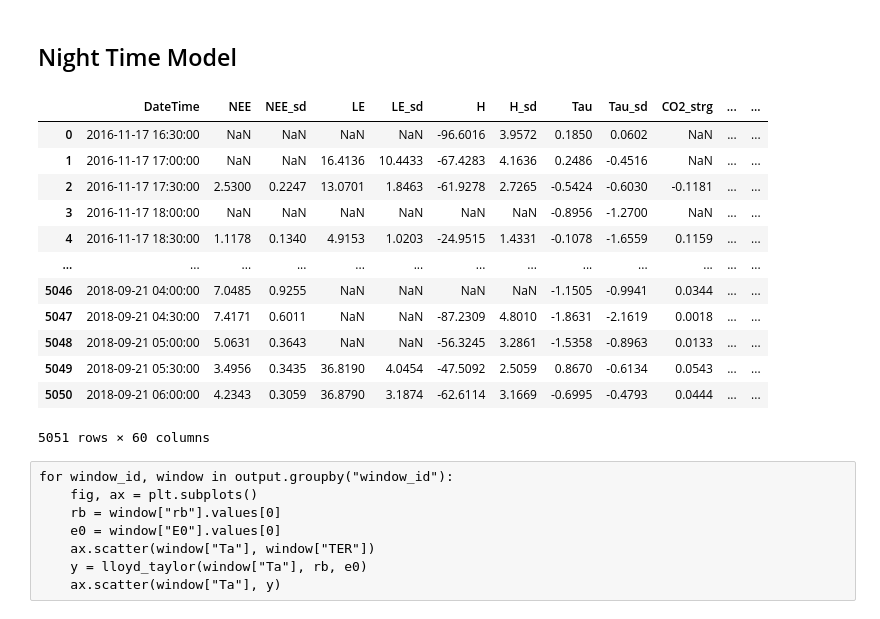
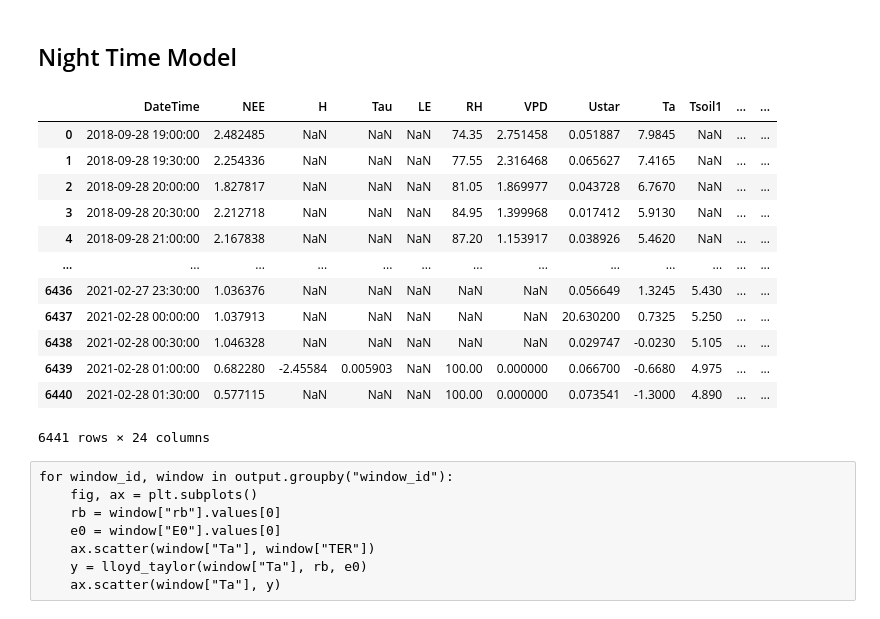
Before and after one commit to saadzia10/PIAE-SDE, a Jupyter notebook: data_manipulation/Parameter Estimation Other Sites.ipynb, the cells around one changed output. Saved outputs shown, nothing was run; the diff lists cells and outputs as text; code cells hidden in the pictures.

Commit message:
Added other sites data and parameter estimation

```diff
--- a/data_manipulation/Parameter Estimation Other Sites.ipynb
+++ b/data_manipulation/Parameter Estimation Other Sites.ipynb
@@ -36,7 +36,7 @@ def physics_nee(k, T, Tref=10, T0=46.02):
     NEE = rb * exp_term
     return NEE
 # %%
-data_path = Path("./other_sites/redmere_2/data.parquet")
+data_path = Path("./other_sites/redmere_2/processed_data.parquet")
 
 flux_data_path = data_path
 flux_data = pd.read_parquet(flux_data_path)
@@ -209,23 +209,24 @@ def estimate_E0_rb(valid_windows, temperature_column='Ta', reco_column='TER'):
 # %%
 night_data = filter_nighttime_data(night_data)
 valid_windows = filter_temperature_and_consecutive_periods(night_data)
 
-output = estimate_E0_rb(valid_windows)
+reco_column = "TER" if "TER" in flux_data.columns else "NEE"
+output = estimate_E0_rb(valid_windows, reco_column=reco_column)
 output
 # %% [output]
-|  | DateTime | NEE | NEE_sd | LE | LE_sd | H | H_sd | Tau | Tau_sd | CO2_strg | ... | ... |
-| 0 | 2016-11-17 16:30:00 | NaN | NaN | NaN | NaN | -96.6016 | 3.9572 | 0.1850 | 0.0602 | NaN | ... | ... |
-| 1 | 2016-11-17 17:00:00 | NaN | NaN | 16.4136 | 10.4433 | -67.4283 | 4.1636 | 0.2486 | -0.4516 | NaN | ... | ... |
-| 2 | 2016-11-17 17:30:00 | 2.5300 | 0.2247 | 13.0701 | 1.8463 | -61.9278 | 2.7265 | -0.5424 | -0.6030 | -0.1181 | ... | ... |
-| 3 | 2016-11-17 18:00:00 | NaN | NaN | NaN | NaN | NaN | NaN | -0.8956 | -1.2700 | NaN | ... | ... |
-| 4 | 2016-11-17 18:30:00 | 1.1178 | 0.1340 | 4.9153 | 1.0203 | -24.9515 | 1.4331 | -0.1078 | -1.6559 | 0.1159 | ... | ... |
+|  | DateTime | NEE | H | Tau | LE | RH | VPD | Ustar | Ta | Tsoil1 | ... | ... |
+| 0 | 2018-09-28 19:00:00 | 2.482485 | NaN | NaN | NaN | 74.35 | 2.751458 | 0.051887 | 7.9845 | NaN | ... | ... |
+| 1 | 2018-09-28 19:30:00 | 2.254336 | NaN | NaN | NaN | 77.55 | 2.316468 | 0.065627 | 7.4165 | NaN | ... | ... |
+| 2 | 2018-09-28 20:00:00 | 1.827817 | NaN | NaN | NaN | 81.05 | 1.869977 | 0.043728 | 6.7670 | NaN | ... | ... |
+| 3 | 2018-09-28 20:30:00 | 2.212718 | NaN | NaN | NaN | 84.95 | 1.399968 | 0.017412 | 5.9130 | NaN | ... | ... |
+| 4 | 2018-09-28 21:00:00 | 2.167838 | NaN | NaN | NaN | 87.20 | 1.153917 | 0.038926 | 5.4620 | NaN | ... | ... |
 | ... | ... | ... | ... | ... | ... | ... | ... | ... | ... | ... | ... | ... |
-| 5046 | 2018-09-21 04:00:00 | 7.0485 | 0.9255 | NaN | NaN | NaN | NaN | -1.1505 | -0.9941 | 0.0344 | ... | ... |
-| 5047 | 2018-09-21 04:30:00 | 7.4171 | 0.6011 | NaN | NaN | -87.2309 | 4.8010 | -1.8631 | -2.1619 | 0.0018 | ... | ... |
-| 5048 | 2018-09-21 05:00:00 | 5.0631 | 0.3643 | NaN | NaN | -56.3245 | 3.2861 | -1.5358 | -0.8963 | 0.0133 | ... | ... |
-| 5049 | 2018-09-21 05:30:00 | 3.4956 | 0.3435 | 36.8190 | 4.0454 | -47.5092 | 2.5059 | 0.8670 | -0.6134 | 0.0543 | ... | ... |
-| 5050 | 2018-09-21 06:00:00 | 4.2343 | 0.3059 | 36.8790 | 3.1874 | -62.6114 | 3.1669 | -0.6995 | -0.4793 | 0.0444 | ... | ... |
+| 6436 | 2021-02-27 23:30:00 | 1.036376 | NaN | NaN | NaN | NaN | NaN | 0.056649 | 1.3245 | 5.430 | ... | ... |
+| 6437 | 2021-02-28 00:00:00 | 1.037913 | NaN | NaN | NaN | NaN | NaN | 20.630200 | 0.7325 | 5.250 | ... | ... |
+| 6438 | 2021-02-28 00:30:00 | 1.046328 | NaN | NaN | NaN | NaN | NaN | 0.029747 | -0.0230 | 5.105 | ... | ... |
+| 6439 | 2021-02-28 01:00:00 | 0.682280 | -2.45584 | 0.005903 | NaN | 100.00 | 0.000000 | 0.066700 | -0.6680 | 4.975 | ... | ... |
+| 6440 | 2021-02-28 01:30:00 | 0.577115 | NaN | NaN | NaN | 100.00 | 0.000000 | 0.073541 | -1.3000 | 4.890 | ... | ... |
-5051 rows × 60 columns
+6441 rows × 24 columns
 # %% [raw]
 for window_id, window in output.groupby("window_id"):
     fig, ax = plt.subplots()
```
Also changed, not shown: parts of 4 cells of this notebook, 4 other files.
